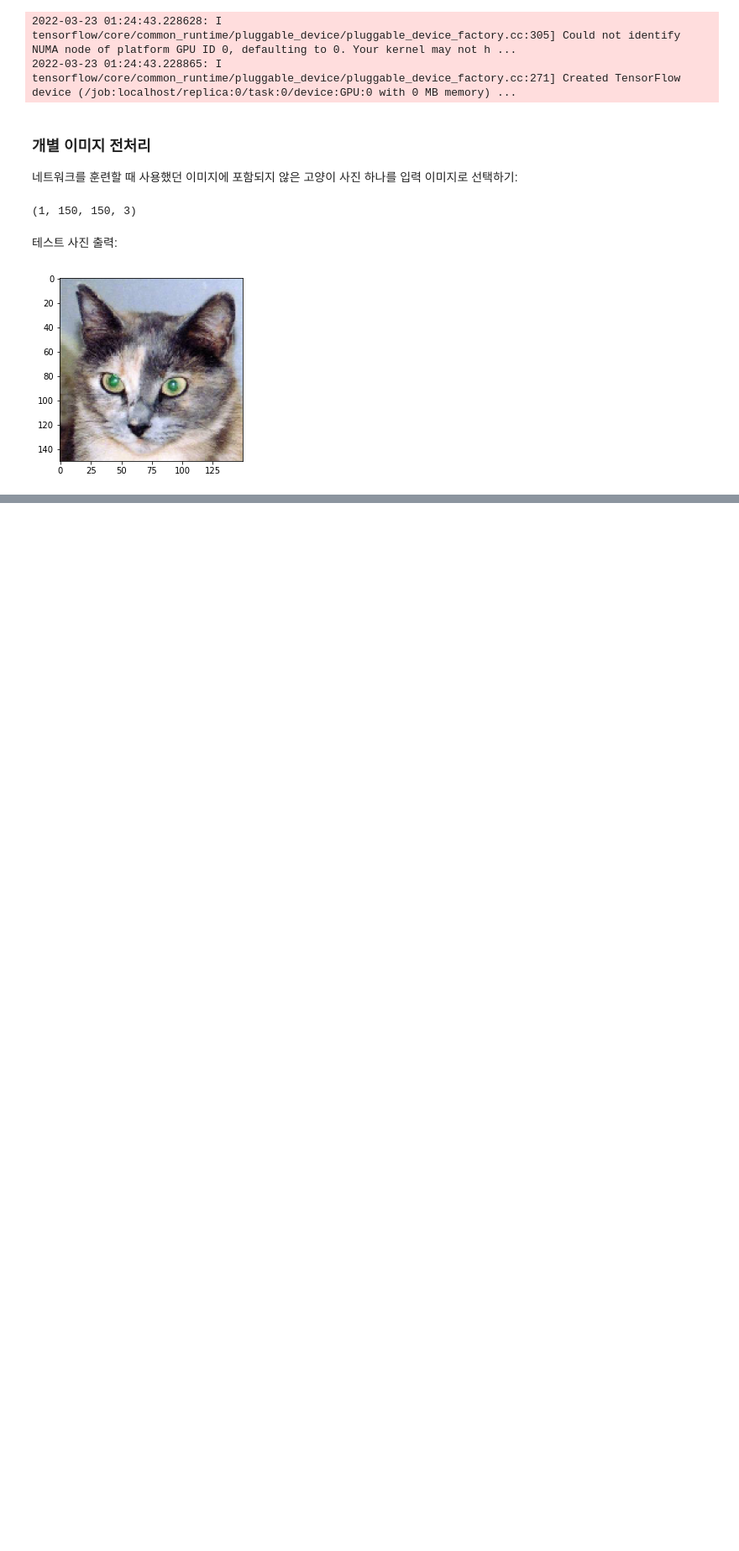
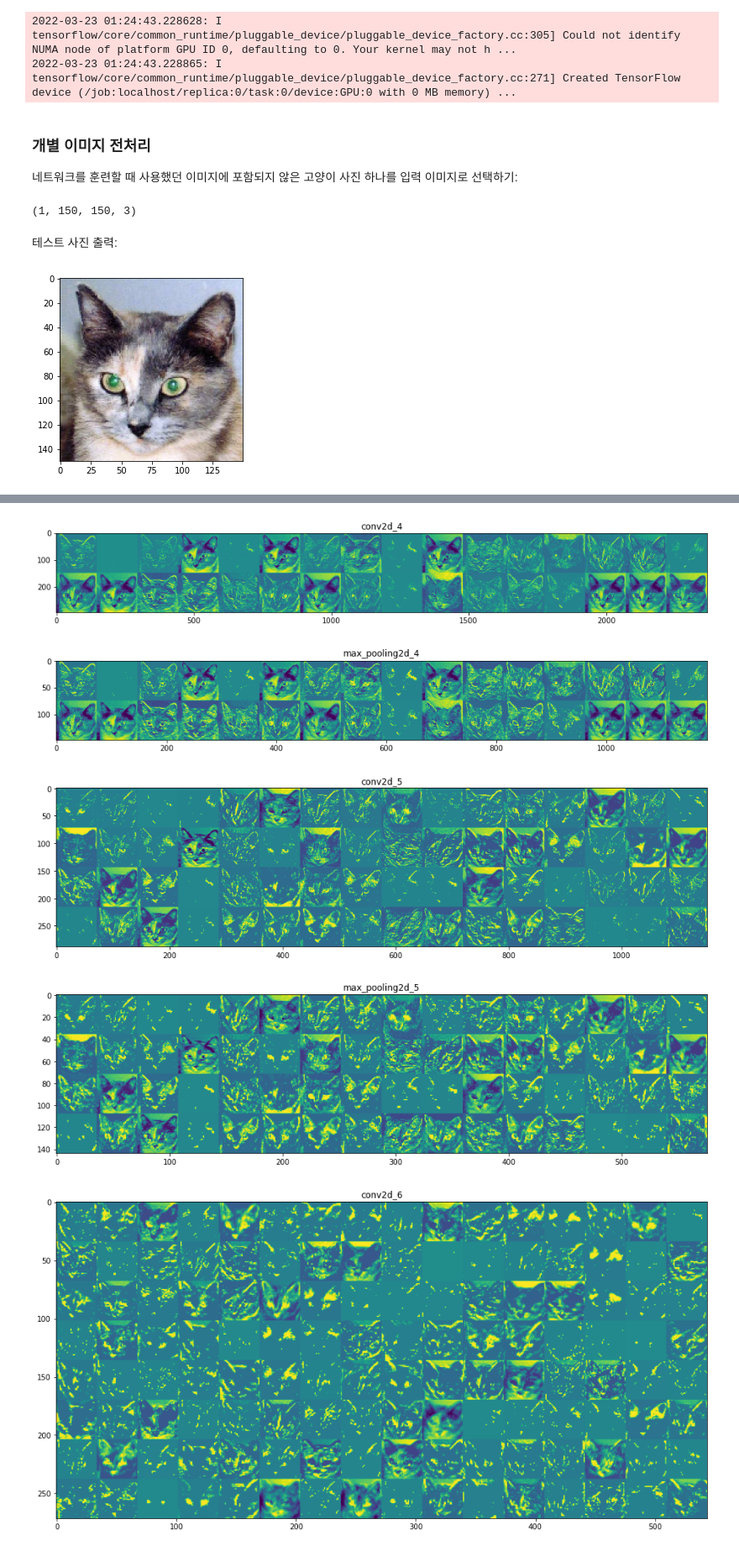
Before and after one commit to youngeun1207/keras, a Jupyter notebook: CNN_exr/visualizing_convnet.ipynb, the cells around one changed output, grey strips where cells are left out. Shown at 84% size. Drawn from its saved outputs; the diff is of its cells as text; code cells hidden in the pictures; blank space fills up the shorter version.

```diff
--- a/CNN_exr/visualizing_convnet.ipynb
+++ b/CNN_exr/visualizing_convnet.ipynb
@@ -77,0 +125,52 @@ plt.show()
+# %%
+# 층의 이름을 그래프 제목으로 쓰자
+layer_names = []
+for layer in model.layers[:8]:
+    layer_names.append(layer.name)
+
+images_per_row = 16
+
+# 특성 맵을 그리기
+for layer_name, layer_activation in zip(layer_names, activations):
+    # 특성 맵에 있는 특성의 수
+    n_features = layer_activation.shape[-1]
+
+    # 특성 맵 크기: (1, size, size, n_features)
+    size = layer_activation.shape[1]
+
+    # 활성화 채널을 위한 그리드 크기 구하기
+    n_cols = n_features // images_per_row
+    display_grid = np.zeros((size * n_cols, images_per_row * size))
+
+    # 각 활성화를 하나의 큰 그리드에 채우기
+    for col in range(n_cols):
+        for row in range(images_per_row):
+            channel_image = layer_activation[0,
+                                             :, :,
+                                             col * images_per_row + row]
+            # 그래프로 나타내기 좋게 특성 처리
+            # 임의의 실수인 층의 출력 -> 픽셀로 표현 가능한 0~255 사이의 정수로 변환
+            channel_image -= channel_image.mean() # 평균 빼고
+            channel_image /= channel_image.std() # 표준편차로 나누기
+            # 표준 점수 2.0 이내의 값(약 95%)들이 0~255 사이에 놓이도록 증폭
+            channel_image *= 64
+            channel_image += 128
+            channel_image = np.clip(channel_image, 0, 255).astype('uint8')
+            display_grid[col * size : (col + 1) * size,
+                         row * size : (row + 1) * size] = channel_image
+
+    # 그리드 출력
+    scale = 1. / size
+    plt.figure(figsize=(scale * display_grid.shape[1],
+                        scale * display_grid.shape[0]))
+    plt.title(layer_name)
+    plt.grid(False)
+    plt.imshow(display_grid, aspect='auto', cmap='viridis')
+
+plt.show()
+# %% [output]
+[figure, added]
+[figure, added]
+[figure, added]
+[figure, added]
+[figure, added]
```
Also changed, not shown: parts of 12 cells of this notebook.
